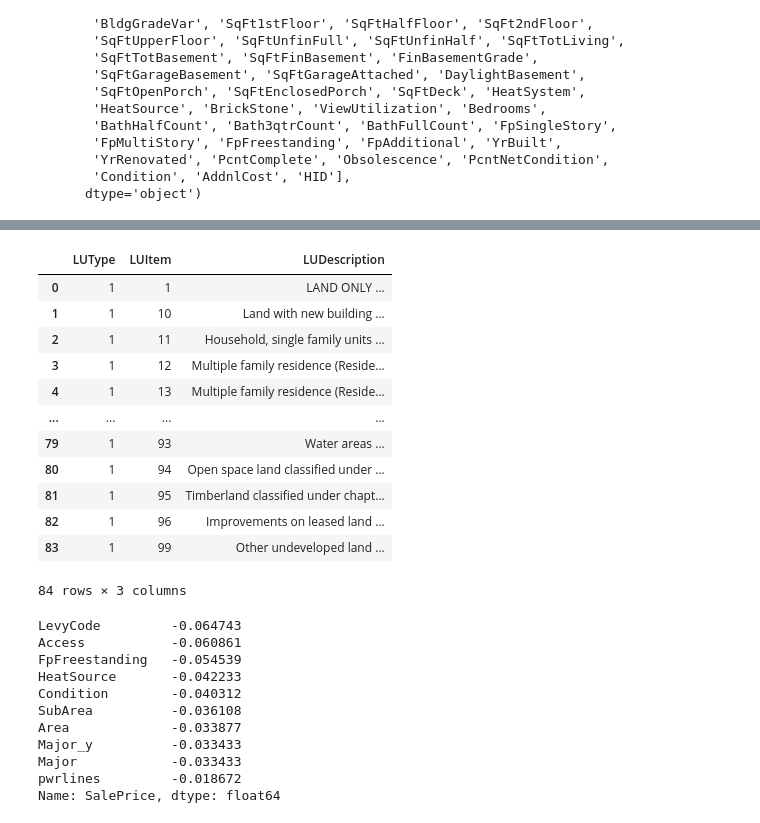
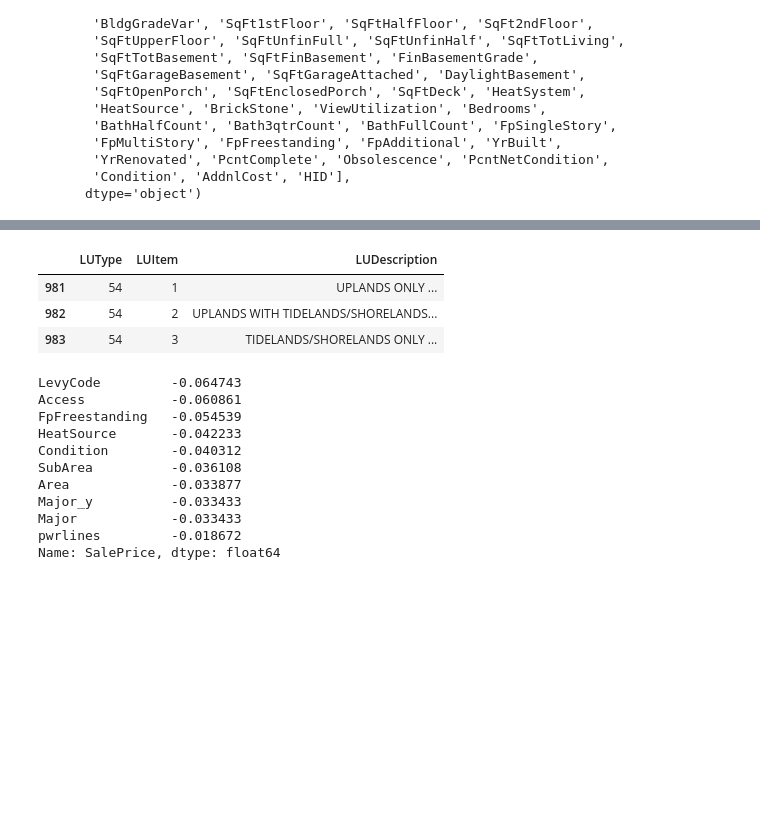
Before and after one commit to Daihongchen/king_county_housing_analysis, a Jupyter notebook: exploratory/01_kyle_dataprep.ipynb, the cells around one changed output, grey strips where cells are left out. Drawn from its saved outputs; the diff is of its cells as text; code cells hidden in the pictures; blank space fills up the shorter version.

```diff
--- a/exploratory/01_kyle_dataprep.ipynb
+++ b/exploratory/01_kyle_dataprep.ipynb
@@ -177,19 +147,10 @@ Name: PropertyType, Length: 19628, dtype: int64
 # %%
-df_lookup[df_lookup['LUType'] == 1]
+df_lookup[df_lookup['LUType'] == 54]
 # %% [output]
 |  | LUType | LUItem | LUDescription |
-| 0 | 1 | 1 | LAND ONLY ... |
-| 1 | 1 | 10 | Land with new building ... |
-| 2 | 1 | 11 | Household, single family units ... |
-| 3 | 1 | 12 | Multiple family residence (Reside... |
-| 4 | 1 | 13 | Multiple family residence (Reside... |
-| ... | ... | ... | ... |
-| 79 | 1 | 93 | Water areas ... |
-| 80 | 1 | 94 | Open space land classified under ... |
-| 81 | 1 | 95 | Timberland classified under chapt... |
-| 82 | 1 | 96 | Improvements on leased land ... |
-| 83 | 1 | 99 | Other undeveloped land ... |
+| 981 | 54 | 1 | UPLANDS ONLY ... |
+| 982 | 54 | 2 | UPLANDS WITH TIDELANDS/SHORELANDS... |
+| 983 | 54 | 3 | TIDELANDS/SHORELANDS ONLY ... |
-84 rows × 3 columns
 # %%
 df_master.corr()['SalePrice'].sort_values(ascending=True)[0:10]
 # %% [output]
```
Also changed, not shown: parts of 12 cells of this notebook, 1 other file.
